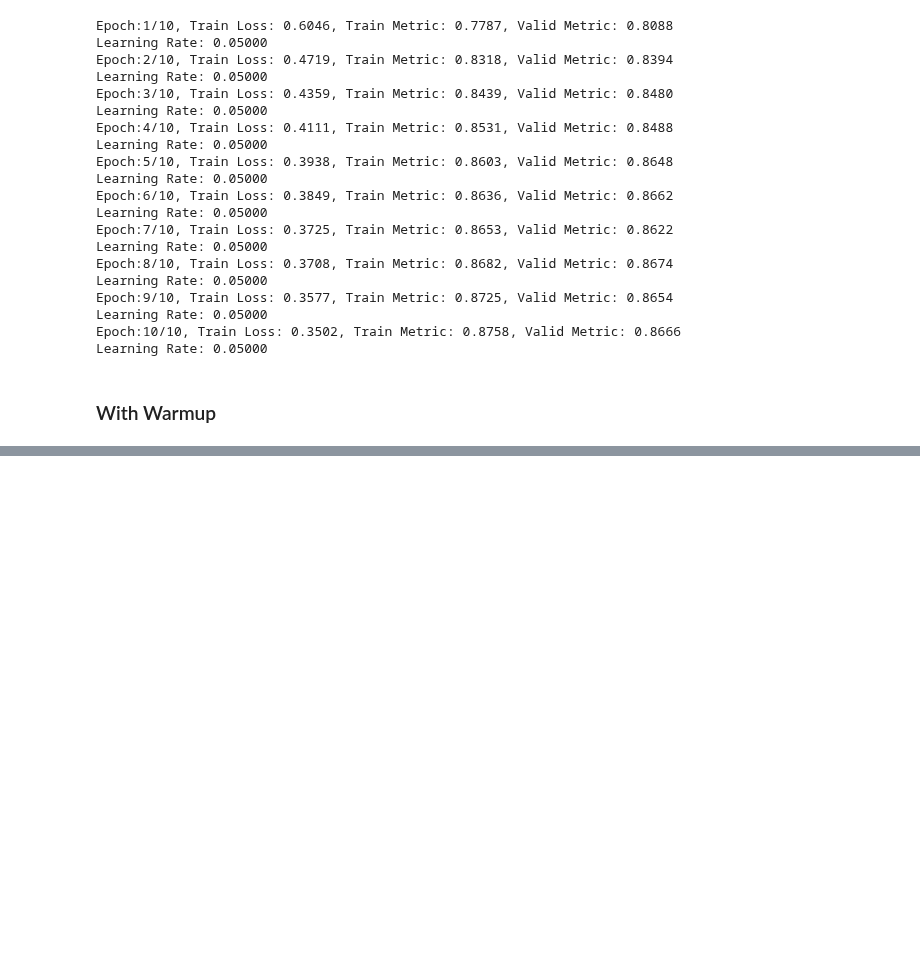
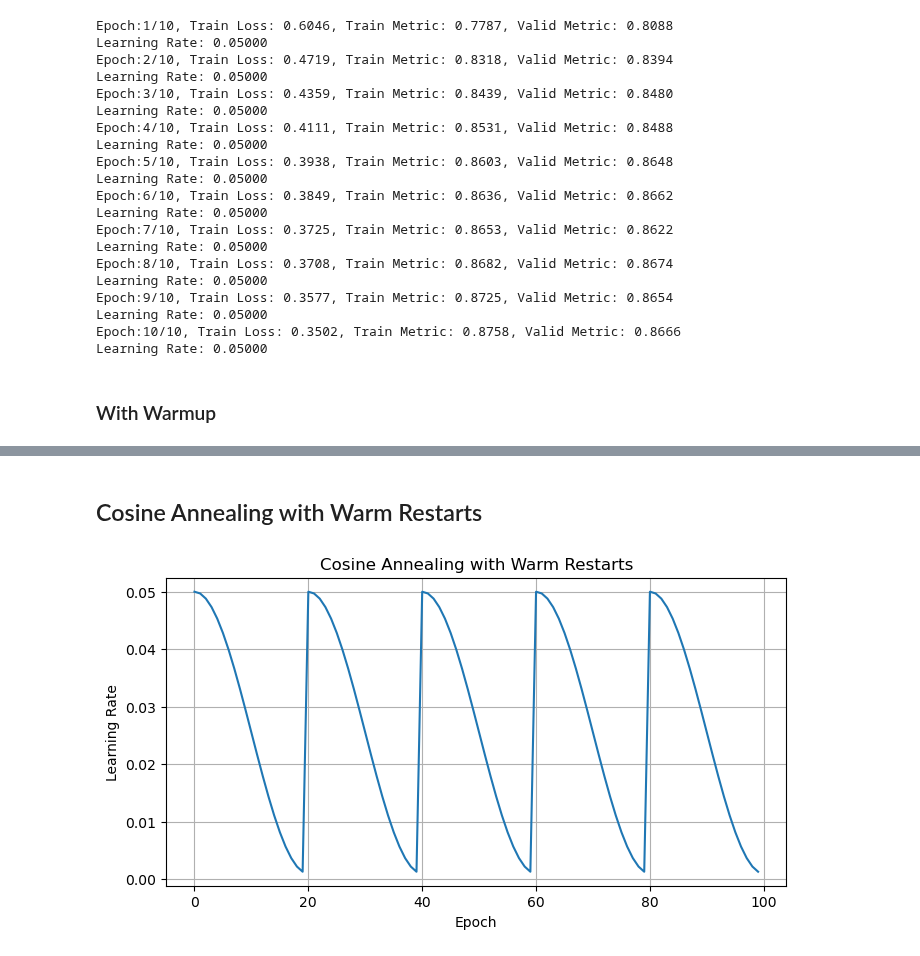
Before and after one commit to ShindeShivam/Machine-Learning, a Jupyter notebook: Deep-Learning-with-Pytorch/2.Training-Deep-Neural-Network/training_deep_neural_nets.ipynb, the cells around one changed output, grey strips where cells are left out. Cells and saved outputs as stored; diff of their text form; code cells hidden in the pictures; blank space fills up the shorter version.

```diff
--- a/Deep-Learning-with-Pytorch/2.Training-Deep-Neural-Network/training_deep_neural_nets.ipynb
+++ b/Deep-Learning-with-Pytorch/2.Training-Deep-Neural-Network/training_deep_neural_nets.ipynb
@@ -776,0 +896,31 @@ Learning Rate: 0.05000
+# %% [markdown]
+## Cosine Annealing with Warm Restarts
+# %%
+
+model = torch.nn.Linear(10, 2)
+optimizer = torch.optim.SGD(model.parameters(), lr=0.05)
+scheduler = torch.optim.lr_scheduler.CosineAnnealingWarmRestarts(
+    optimizer,
+    T_0=20,    # first cycle length
+    # T_mult=2, # cycle length mutiplier
+    eta_min=0.001
+)
+
+# Track LRs
+lrs = []
+steps = 100
+for step in range(steps):
+    lrs.append(optimizer.param_groups[0]['lr'])
+    optimizer.step()
+    scheduler.step()
+
+# Plot
+plt.figure(figsize=(8,4))
+plt.plot(range(steps), lrs)
+plt.title("Cosine Annealing with Warm Restarts")
+plt.xlabel("Epoch")
+plt.ylabel("Learning Rate")
+plt.grid(True)
+plt.show()
+# %% [output]
+[figure, added]
```
Also changed, not shown: parts of 10 cells of this notebook.
